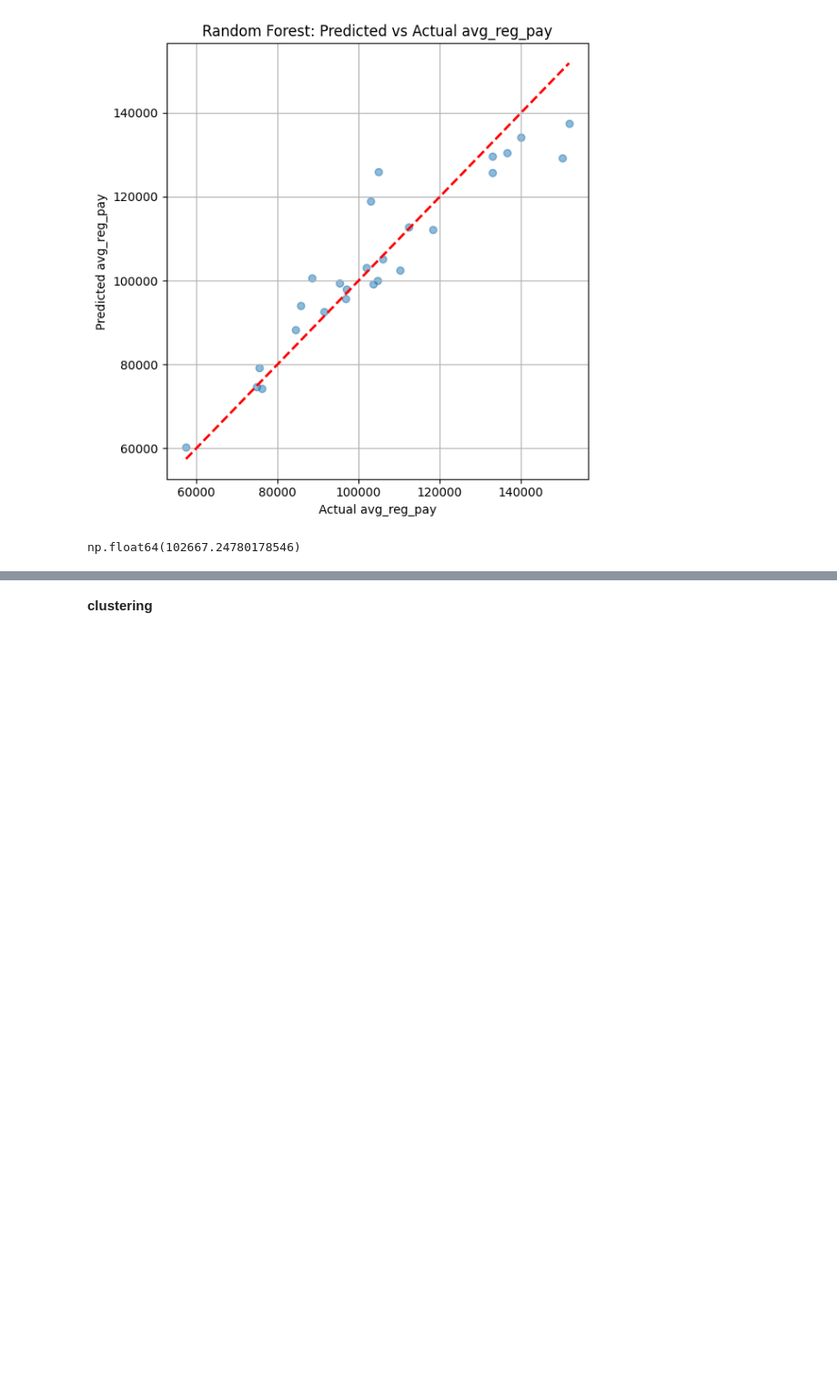
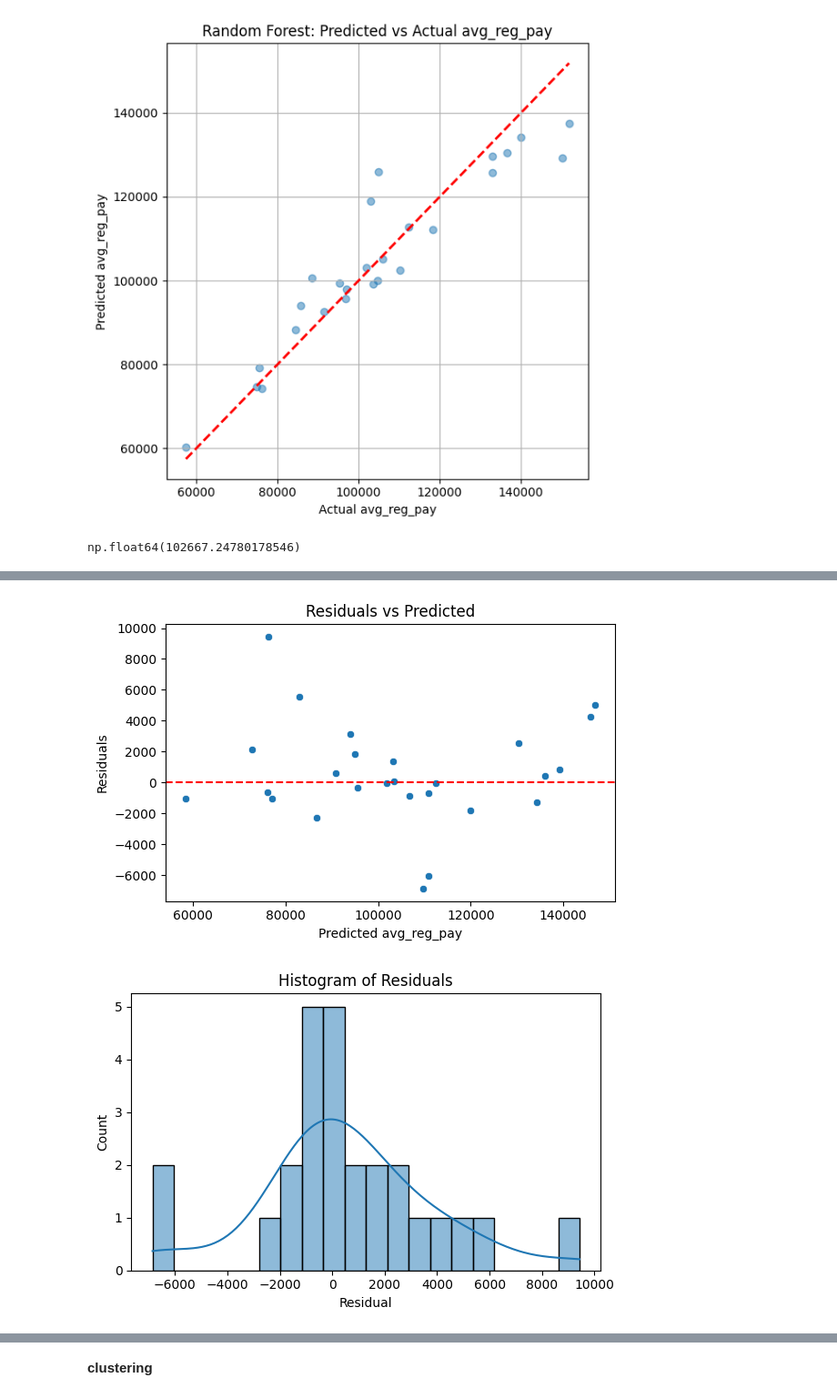
Before and after one commit to nilsberzins/stat-405-final, a Jupyter notebook: EDA405.ipynb, the cells around one changed output, grey strips where cells are left out. Shown at 91% size. Drawn from its saved outputs; the diff is of its cells as text; code cells hidden in the pictures; blank space fills up the shorter version.

```diff
--- a/EDA405.ipynb
+++ b/EDA405.ipynb
@@ -698,0 +771,31 @@ plt.show()
+# %%
+# 1. Compute residuals
+residuals = y_test - y_pred
+
+# 2. Plot residuals vs. predicted values (check for heteroscedasticity)
+plt.figure(figsize=(6, 4))
+sns.scatterplot(x=y_pred, y=residuals)
+plt.axhline(0, color='red', linestyle='--')
+plt.xlabel('Predicted avg_reg_pay')
+plt.ylabel('Residuals')
+plt.title('Residuals vs Predicted')
+plt.tight_layout()
+plt.show()
+
+# 3. Histogram of residuals (check for normality)
+plt.figure(figsize=(6, 4))
+sns.histplot(residuals, kde=True, bins=20)
+plt.title('Histogram of Residuals')
+plt.xlabel('Residual')
+plt.tight_layout()
+plt.show()
+
+# 4. Q-Q Plot (check for normality)
+plt.figure(figsize=(6, 6))
+stats.probplot(residuals, dist="norm", plot=plt)
+plt.title('Q-Q Plot of Residuals')
+plt.tight_layout()
+plt.show()
+# %% [output]
+[figure, added]
+[figure, added]
```
Also changed, not shown: parts of 30 cells of this notebook.
